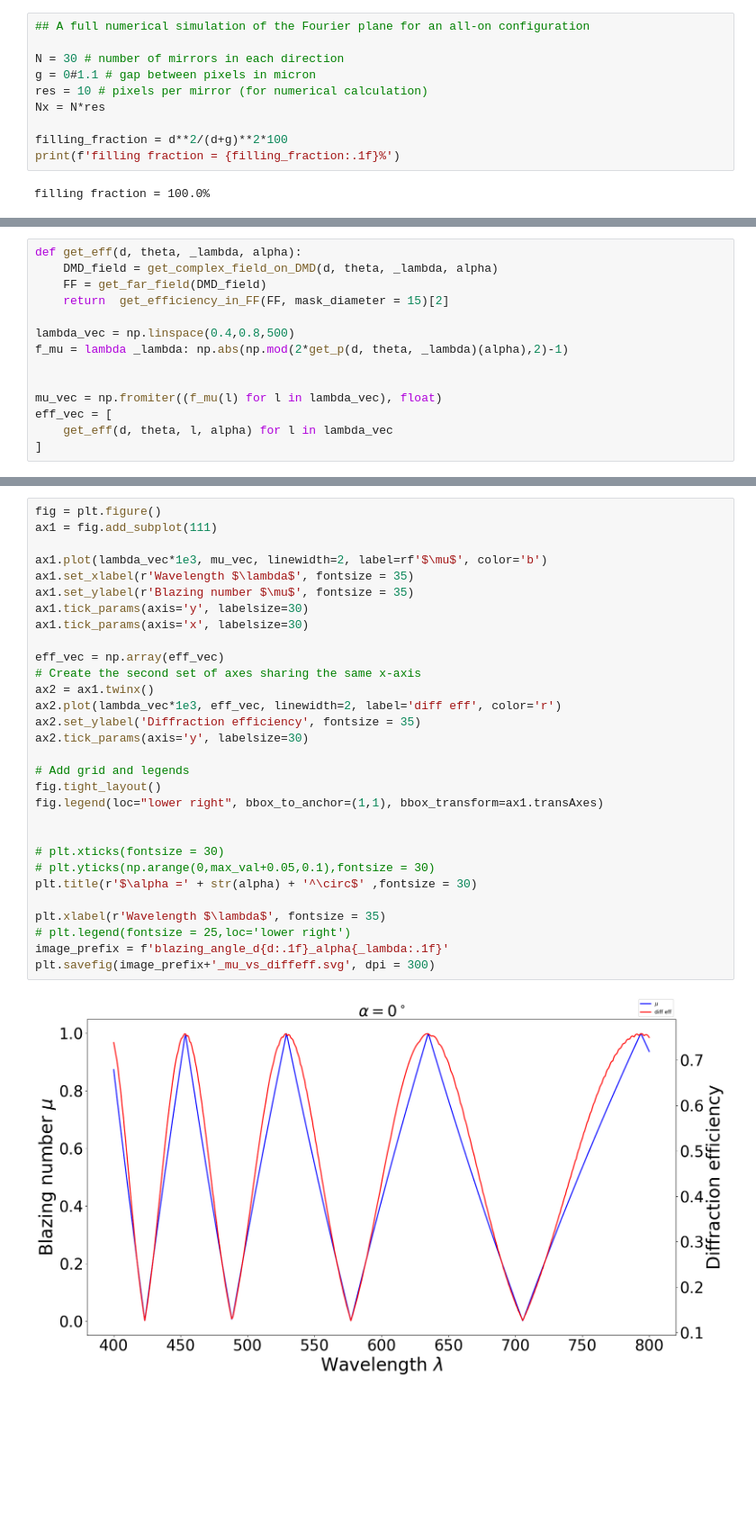
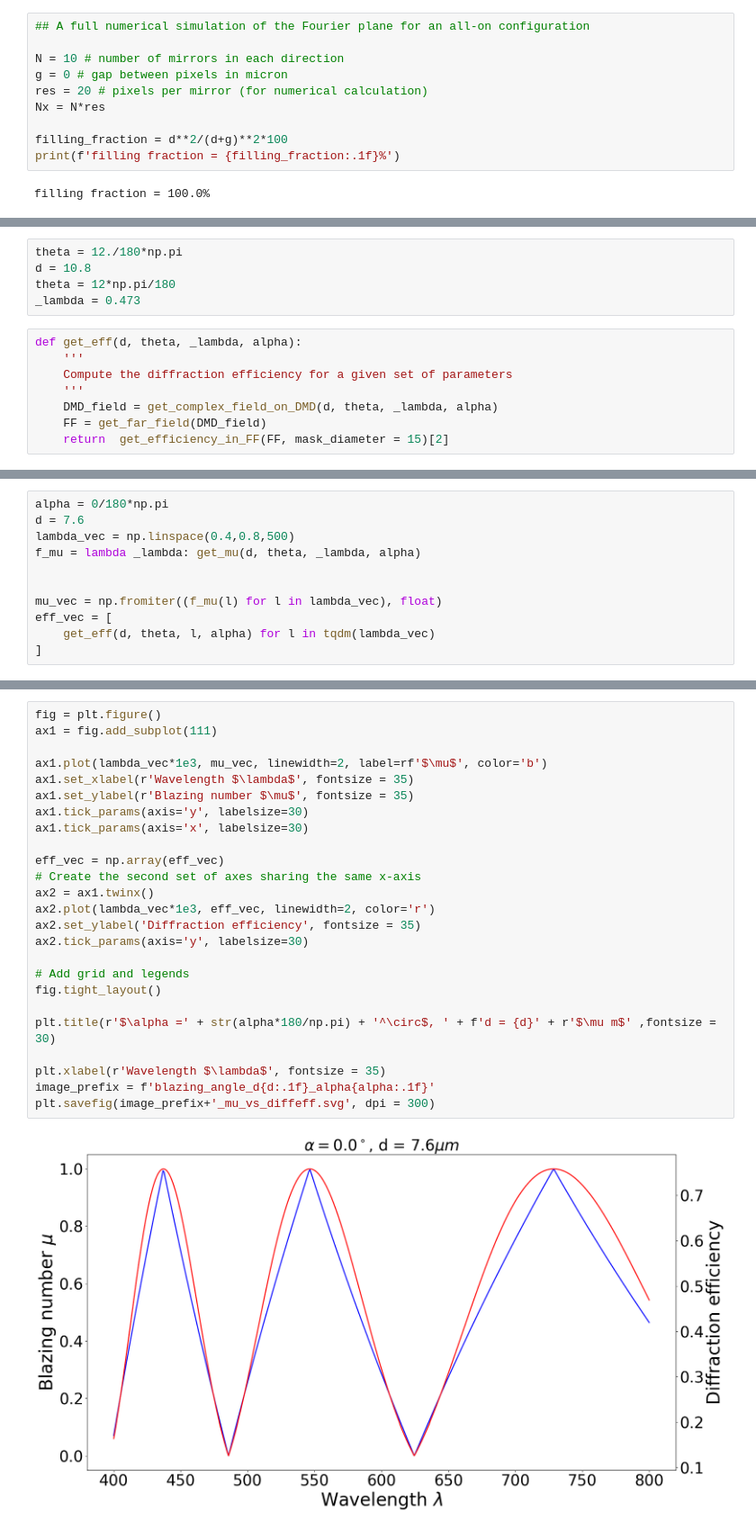
Before and after one commit to wavefrontshaping/tutorial-DMD-setup-2023, a Jupyter notebook: python/DMD_diffraction_effects.ipynb, the cells around one changed output, grey strips where cells are left out. Shown at 90% size. Drawn from its saved outputs; the diff is of its cells as text; blank space fills up the shorter version.

```diff
--- a/python/DMD_diffraction_effects.ipynb
+++ b/python/DMD_diffraction_effects.ipynb
@@ -193,9 +262,9 @@ show_mu_2d(d2, theta)
 # %%
 ## A full numerical simulation of the Fourier plane for an all-on configuration
 
-N = 30 # number of mirrors in each direction
-g = 0#1.1 # gap between pixels in micron
-res = 10 # pixels per mirror (for numerical calculation)
+N = 10 # number of mirrors in each direction
+g = 0 # gap between pixels in micron
+res = 20 # pixels per mirror (for numerical calculation)
 Nx = N*res
 
 filling_fraction = d**2/(d+g)**2*100
@@ -282,0 +384,13 @@ Text(0.5, 1.0, 'Energy efficiency = 82.27%')
+# %%
+theta = 12./180*np.pi
+d = 10.8
+theta = 12*np.pi/180
+_lambda = 0.473
+# %%
+def get_eff(d, theta, _lambda, alpha):
+    '''
+    Compute the diffraction efficiency for a given set of parameters
+    '''
+    DMD_field = get_complex_field_on_DMD(d, theta, _lambda, alpha)
+    FF = get_far_field(DMD_field)
+    return  get_efficiency_in_FF(FF, mask_diameter = 15)[2]
@@ -283,14 +452,11 @@ Text(0.5, 1.0, 'Energy efficiency = 82.27%')
 # %%
-def get_eff(d, theta, _lambda, alpha):
-    DMD_field = get_complex_field_on_DMD(d, theta, _lambda, alpha)
-    FF = get_far_field(DMD_field)
-    return  get_efficiency_in_FF(FF, mask_diameter = 15)[2]
-
+alpha = 0/180*np.pi
+d = 7.6
 lambda_vec = np.linspace(0.4,0.8,500)
-f_mu = lambda _lambda: np.abs(np.mod(2*get_p(d, theta, _lambda)(alpha),2)-1)
+f_mu = lambda _lambda: get_mu(d, theta, _lambda, alpha)
 
 
 mu_vec = np.fromiter((f_mu(l) for l in lambda_vec), float)
 eff_vec = [
-    get_eff(d, theta, l, alpha) for l in lambda_vec
+    get_eff(d, theta, l, alpha) for l in tqdm(lambda_vec)
 ]
@@ -299,33 +463,28 @@ eff_vec = [
 # %%
 fig = plt.figure()
 ax1 = fig.add_subplot(111)
 
 ax1.plot(lambda_vec*1e3, mu_vec, linewidth=2, label=rf'$\mu$', color='b')
 ax1.set_xlabel(r'Wavelength $\lambda$', fontsize = 35)
 ax1.set_ylabel(r'Blazing number $\mu$', fontsize = 35)
 ax1.tick_params(axis='y', labelsize=30)
 ax1.tick_params(axis='x', labelsize=30)
 
 eff_vec = np.array(eff_vec)
 # Create the second set of axes sharing the same x-axis
 ax2 = ax1.twinx()
-ax2.plot(lambda_vec*1e3, eff_vec, linewidth=2, label='diff eff', color='r')
+ax2.plot(lambda_vec*1e3, eff_vec, linewidth=2, color='r')
 ax2.set_ylabel('Diffraction efficiency', fontsize = 35)
 ax2.tick_params(axis='y', labelsize=30)
 
 # Add grid and legends
 fig.tight_layout()
-fig.legend(loc="lower right", bbox_to_anchor=(1,1), bbox_transform=ax1.transAxes)
 
-
-# plt.xticks(fontsize = 30)
-# plt.yticks(np.arange(0,max_val+0.05,0.1),fontsize = 30)
-plt.title(r'$\alpha =' + str(alpha) + '^\circ$' ,fontsize = 30)
+plt.title(r'$\alpha =' + str(alpha*180/np.pi) + '^\circ$, ' + f'd = {d}' + r'$\mu m$' ,fontsize = 30)
 
 plt.xlabel(r'Wavelength $\lambda$', fontsize = 35)
-# plt.legend(fontsize = 25,loc='lower right')
-image_prefix = f'blazing_angle_d{d:.1f}_alpha{_lambda:.1f}'
+image_prefix = f'blazing_angle_d{d:.1f}_alpha{alpha:.1f}'
 plt.savefig(image_prefix+'_mu_vs_diffeff.svg', dpi = 300)
 # %% [output]
-[figure, old version]
+[figure, new version]
 # %% [markdown]
```
Also changed, not shown: parts of 22 cells of this notebook.
